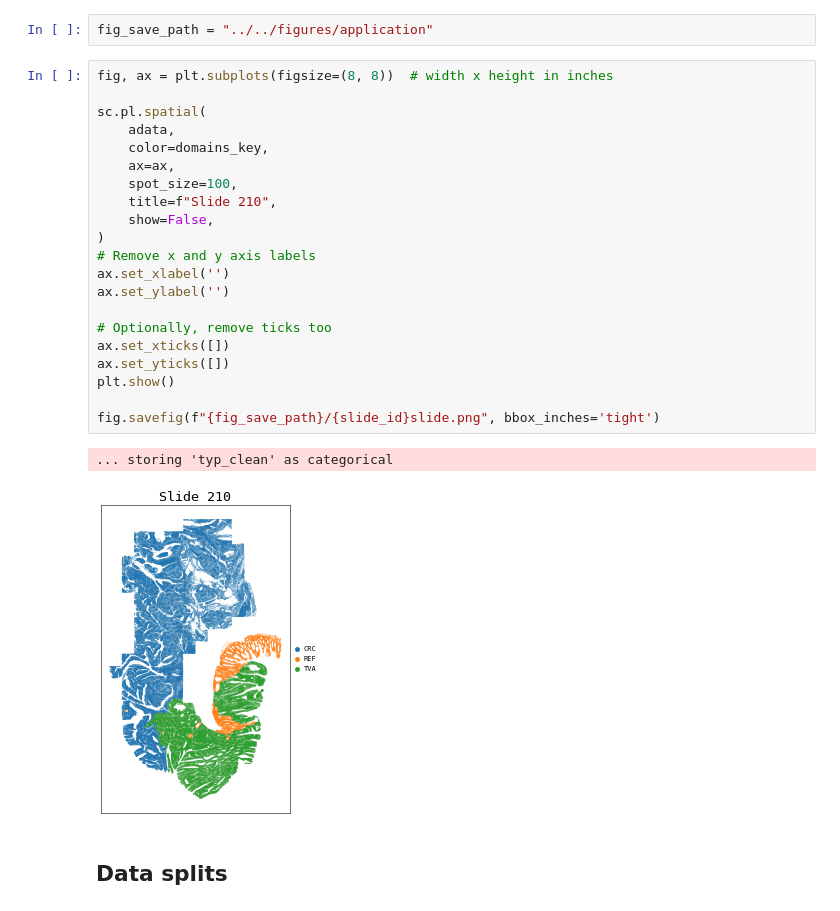
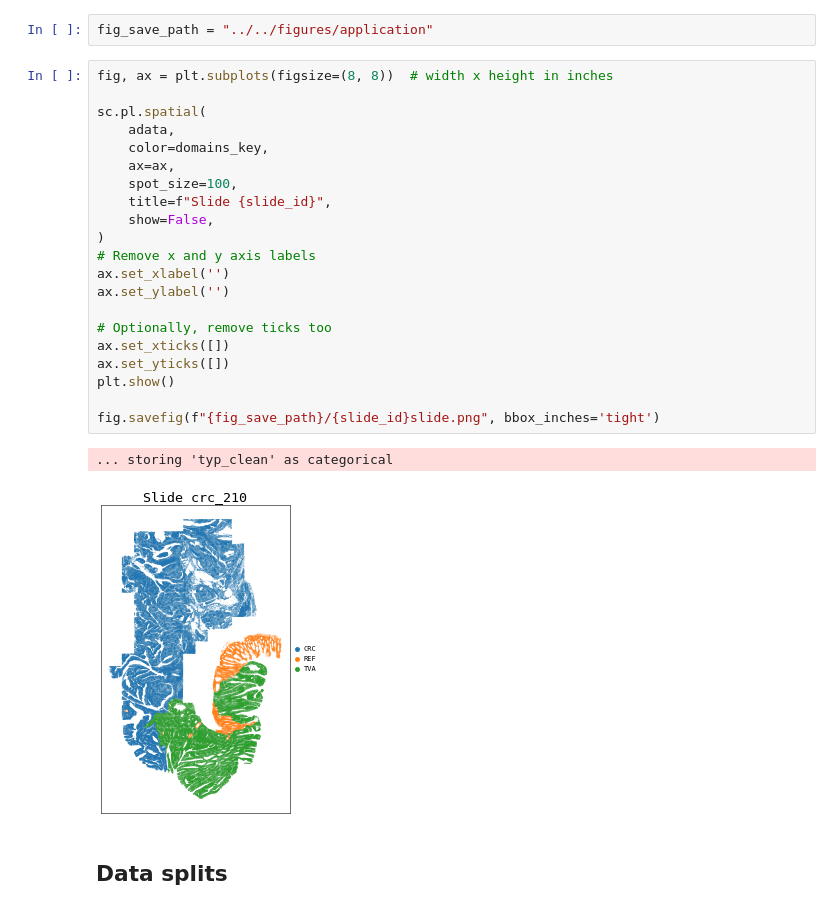
Before and after one commit to PMBio/cellina-reproducibility, a Jupyter notebook: notebooks/application/01_data_prep.ipynb, the cells around one changed output. Drawn from its saved outputs; the diff is of its cells as text.

```diff
--- a/notebooks/application/01_data_prep.ipynb
+++ b/notebooks/application/01_data_prep.ipynb
@@ -53,27 +63,27 @@ fig_save_path = "../../figures/application"
 # %%
 fig, ax = plt.subplots(figsize=(8, 8))  # width x height in inches
 
 sc.pl.spatial(
     adata,
     color=domains_key,
     ax=ax,
     spot_size=100,
-    title=f"Slide 210",
+    title=f"Slide {slide_id}",
     show=False,
 )
 # Remove x and y axis labels
 ax.set_xlabel('')
 ax.set_ylabel('')
 
 # Optionally, remove ticks too
 ax.set_xticks([])
 ax.set_yticks([])
 plt.show()
 
 fig.savefig(f"{fig_save_path}/{slide_id}slide.png", bbox_inches='tight')
 # %% [output]
 ... storing 'typ_clean' as categorical
-[figure, old version]
+[figure, new version]
 # %% [markdown]
 ## Data splits
 # %%
```
Also changed, not shown: parts of 24 cells of this notebook, 10 other files.
